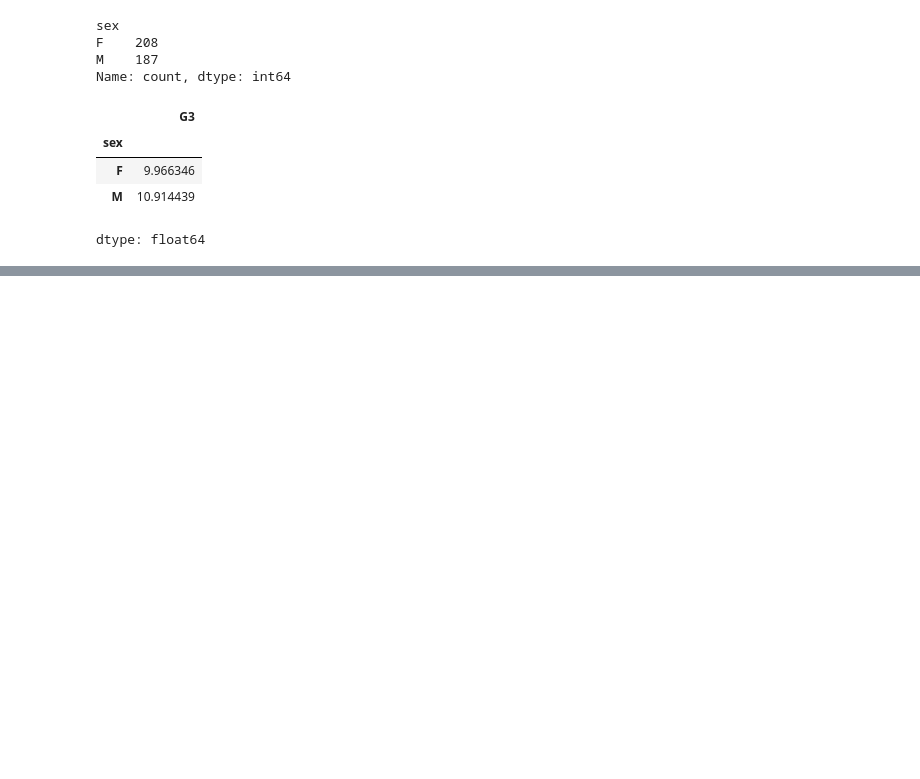
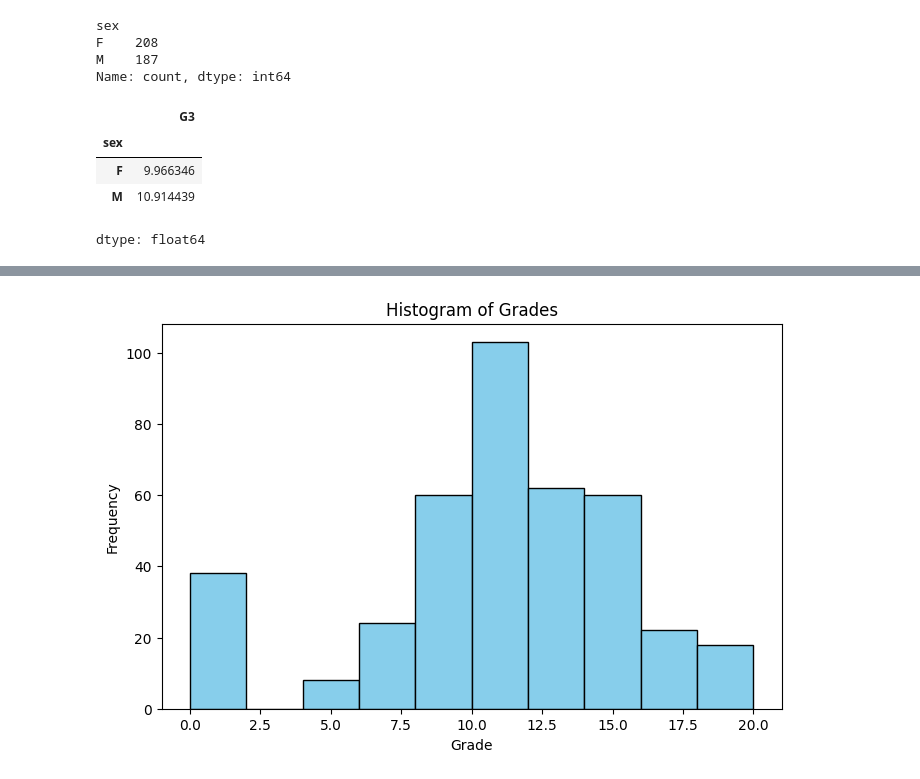
Before and after one commit to dev-sayantan/MainCrafts-Technology-Data-Science-Internship, a Jupyter notebook: student_analysis.ipynb, the cells around one changed output, grey strips where cells are left out. Cells and saved outputs as stored; diff of their text form; code cells hidden in the pictures; blank space fills up the shorter version.

```diff
--- a/student_analysis.ipynb
+++ b/student_analysis.ipynb
@@ -228,0 +332,10 @@ dtype: float64
+# %%
+# USING MATPLOTLIB LIBRARY FOR VISUALIZATION
+plt.figure(figsize=(8, 5))
+plt.hist(extracted_stumat['G3'], bins=10, color='skyblue', edgecolor='black')
+plt.title('Histogram of Grades')
+plt.xlabel('Grade')
+plt.ylabel('Frequency')
+plt.show()
+# %% [output]
+[figure, added]
```
Also changed, not shown: parts of 62 cells of this notebook.
